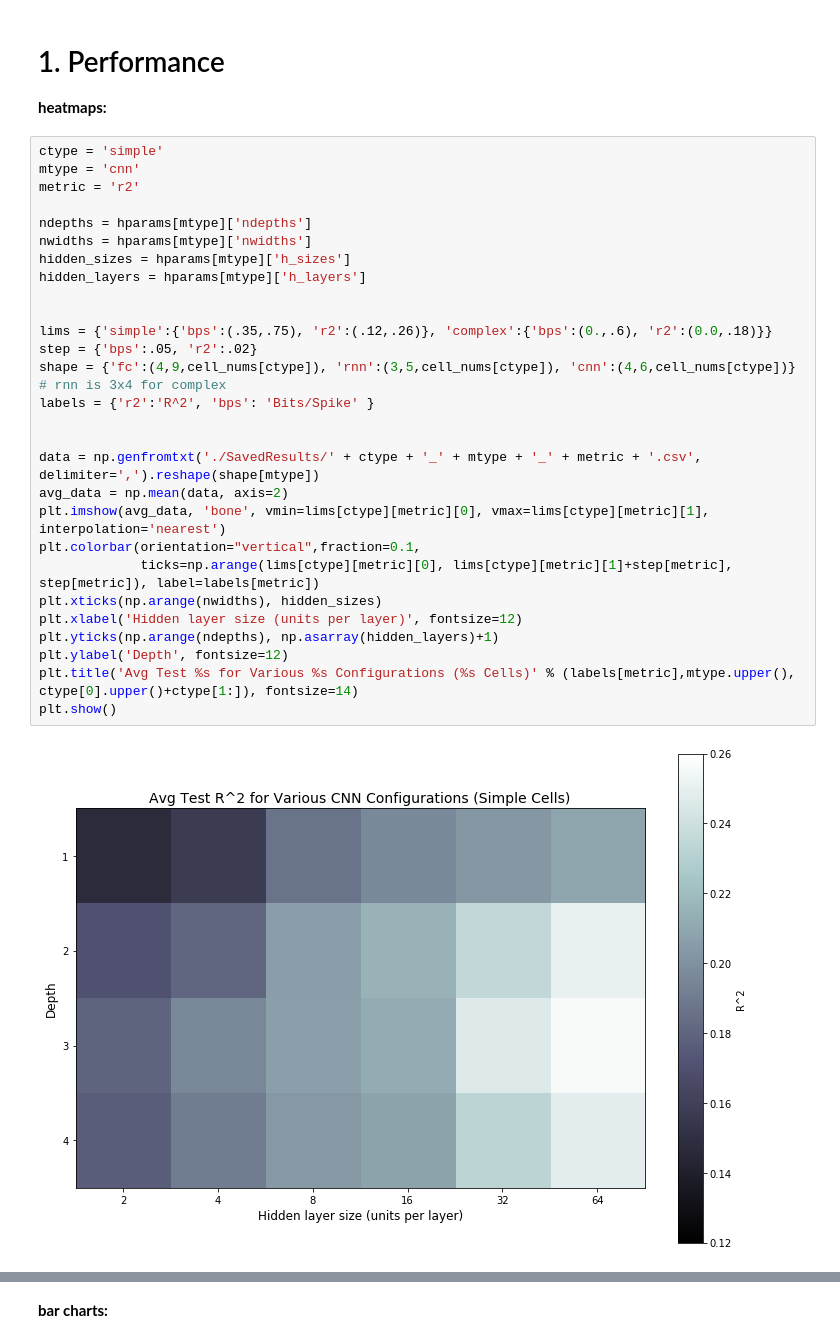
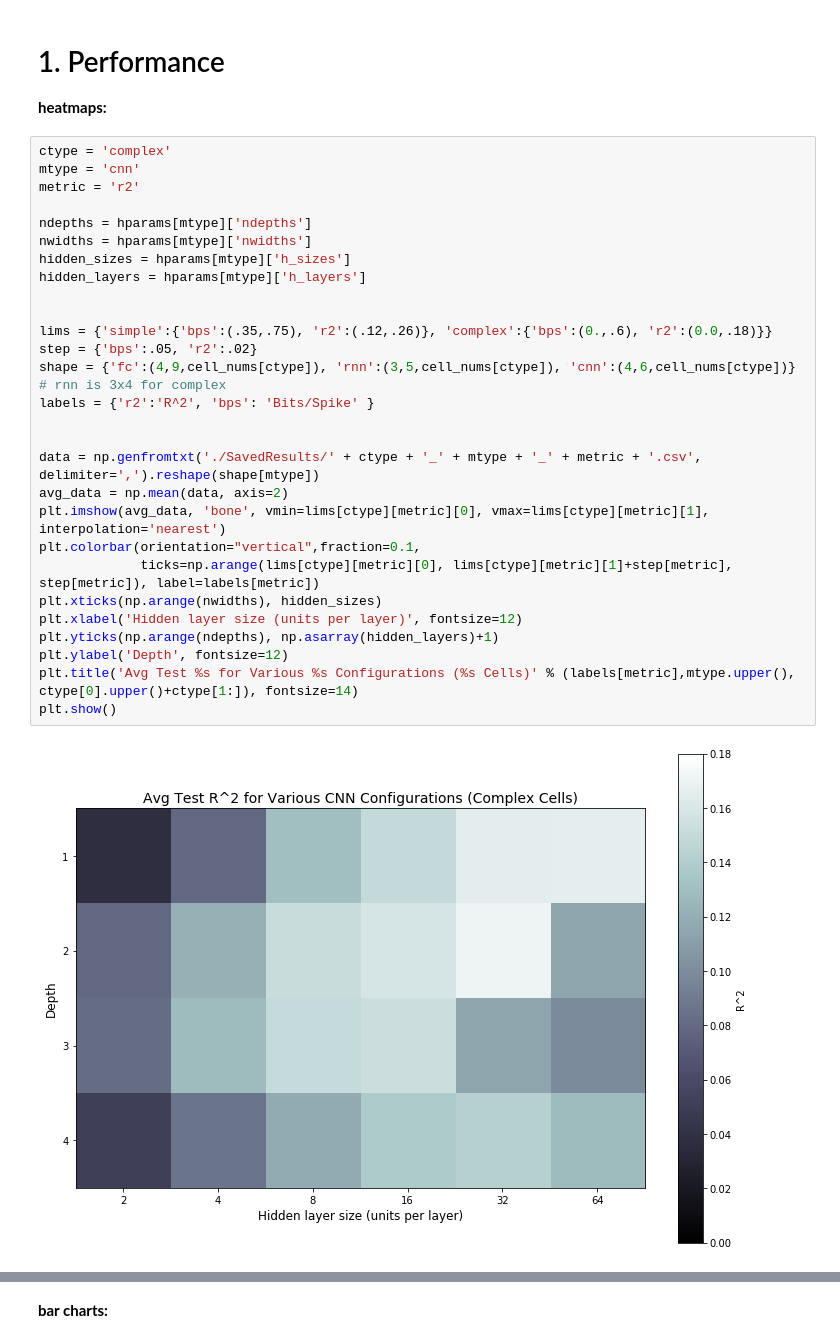
Before and after one commit to tedmoskovitz/DeepEncoding, a Jupyter notebook: Visualization.ipynb, the cells around one changed output, grey strips where cells are left out. Drawn from its saved outputs; the diff is of its cells as text.

```diff
--- a/Visualization.ipynb
+++ b/Visualization.ipynb
@@ -50,32 +54,32 @@ lnp_models = ['istac', 'cbf', 'rbf']
 
 **heatmaps:**
 # %%
-ctype = 'simple'
+ctype = 'complex'
 mtype = 'cnn'
 metric = 'r2'
 
 ndepths = hparams[mtype]['ndepths']
 nwidths = hparams[mtype]['nwidths']
 hidden_sizes = hparams[mtype]['h_sizes']
 hidden_layers = hparams[mtype]['h_layers']
 
 
 lims = {'simple':{'bps':(.35,.75), 'r2':(.12,.26)}, 'complex':{'bps':(0.,.6), 'r2':(0.0,.18)}}
 step = {'bps':.05, 'r2':.02}
 shape = {'fc':(4,9,cell_nums[ctype]), 'rnn':(3,5,cell_nums[ctype]), 'cnn':(4,6,cell_nums[ctype])} # rnn is 3x4 for complex
 labels = {'r2':'R^2', 'bps': 'Bits/Spike' }
 
 
 data = np.genfromtxt('./SavedResults/' + ctype + '_' + mtype + '_' + metric + '.csv', delimiter=',').reshape(shape[mtype])
 avg_data = np.mean(data, axis=2)
 plt.imshow(avg_data, 'bone', vmin=lims[ctype][metric][0], vmax=lims[ctype][metric][1], interpolation='nearest')
 plt.colorbar(orientation="vertical",fraction=0.1,
              ticks=np.arange(lims[ctype][metric][0], lims[ctype][metric][1]+step[metric], step[metric]), label=labels[metric])
 plt.xticks(np.arange(nwidths), hidden_sizes)
 plt.xlabel('Hidden layer size (units per layer)', fontsize=12)
 plt.yticks(np.arange(ndepths), np.asarray(hidden_layers)+1)
 plt.ylabel('Depth', fontsize=12)
 plt.title('Avg Test %s for Various %s Configurations (%s Cells)' % (labels[metric],mtype.upper(), ctype[0].upper()+ctype[1:]), fontsize=14)
 plt.show()
 # %% [output]
-[figure, old version]
+[figure, new version]
```
Also changed, not shown: parts of 18 cells of this notebook.
